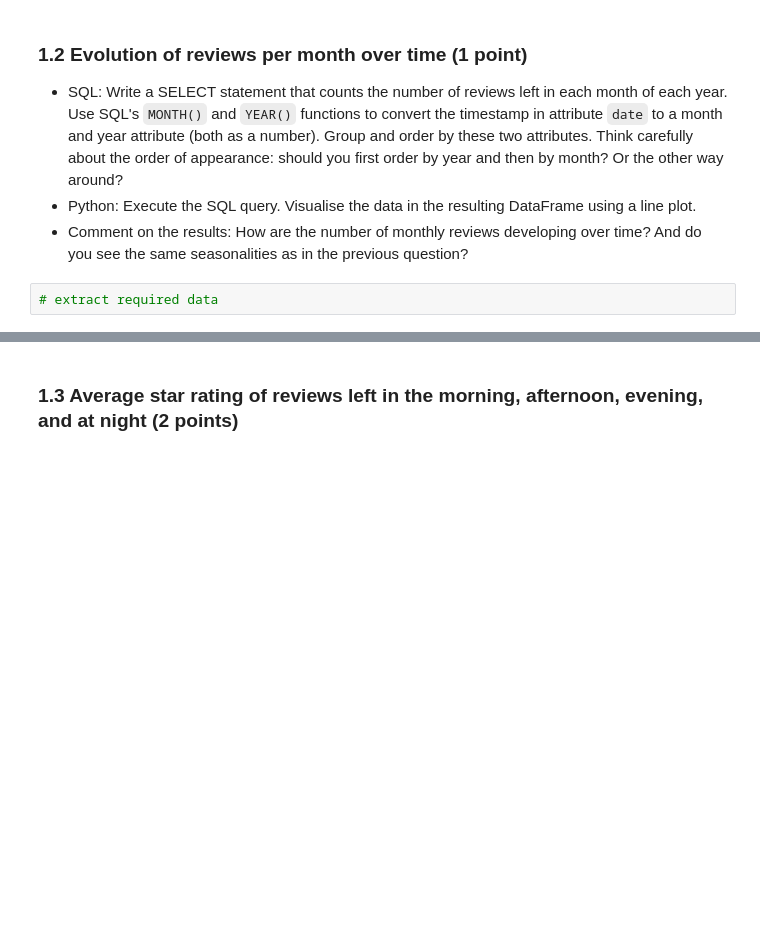
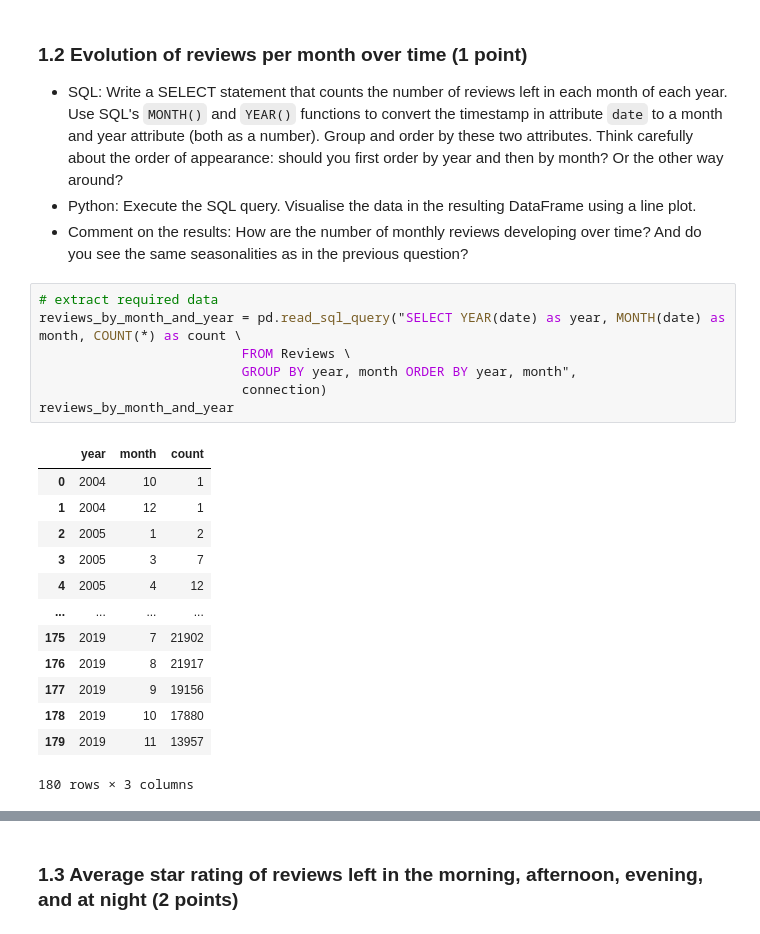
Before and after one commit to linashyshova/db3, a Jupyter notebook: E_EOR2_DBFA.GA3.ipynb, the cells around one changed output, grey strips where cells are left out. Saved outputs shown, nothing was run; the diff lists cells and outputs as text; blank space fills up the shorter version.

```diff
--- a/E_EOR2_DBFA.GA3.ipynb
+++ b/E_EOR2_DBFA.GA3.ipynb
@@ -83,7 +97,26 @@ sns.barplot(data = ...,
 - SQL: Write a SELECT statement that counts the number of reviews left in each month of each year. Use SQL's `MONTH()` and `YEAR()` functions to convert the timestamp in attribute `date` to a month and year attribute (both as a number). Group and order by these two attributes. Think carefully about the order of appearance: should you first order by year and then by month? Or the other way around?
 - Python: Execute the SQL query. Visualise the data in the resulting DataFrame using a line plot.
 - Comment on the results: How are the number of monthly reviews developing over time? And do you see the same seasonalities as in the previous question?
-# %%
-# extract required data
+# %%
+# extract required data
+reviews_by_month_and_year = pd.read_sql_query("SELECT YEAR(date) as year, MONTH(date) as month, COUNT(*) as count \
+                          FROM Reviews \
+                          GROUP BY year, month ORDER BY year, month",
+                          connection)
+reviews_by_month_and_year
+# %% [output]
+|  | year | month | count |
+| 0 | 2004 | 10 | 1 |
+| 1 | 2004 | 12 | 1 |
+| 2 | 2005 | 1 | 2 |
+| 3 | 2005 | 3 | 7 |
+| 4 | 2005 | 4 | 12 |
+| ... | ... | ... | ... |
+| 175 | 2019 | 7 | 21902 |
+| 176 | 2019 | 8 | 21917 |
+| 177 | 2019 | 9 | 19156 |
+| 178 | 2019 | 10 | 17880 |
+| 179 | 2019 | 11 | 13957 |
+180 rows × 3 columns
 # %%
 # visualise the results with a line plot, with stars (x-axis) and counts (y-axis)
```
Also changed, not shown: parts of 13 cells of this notebook.
